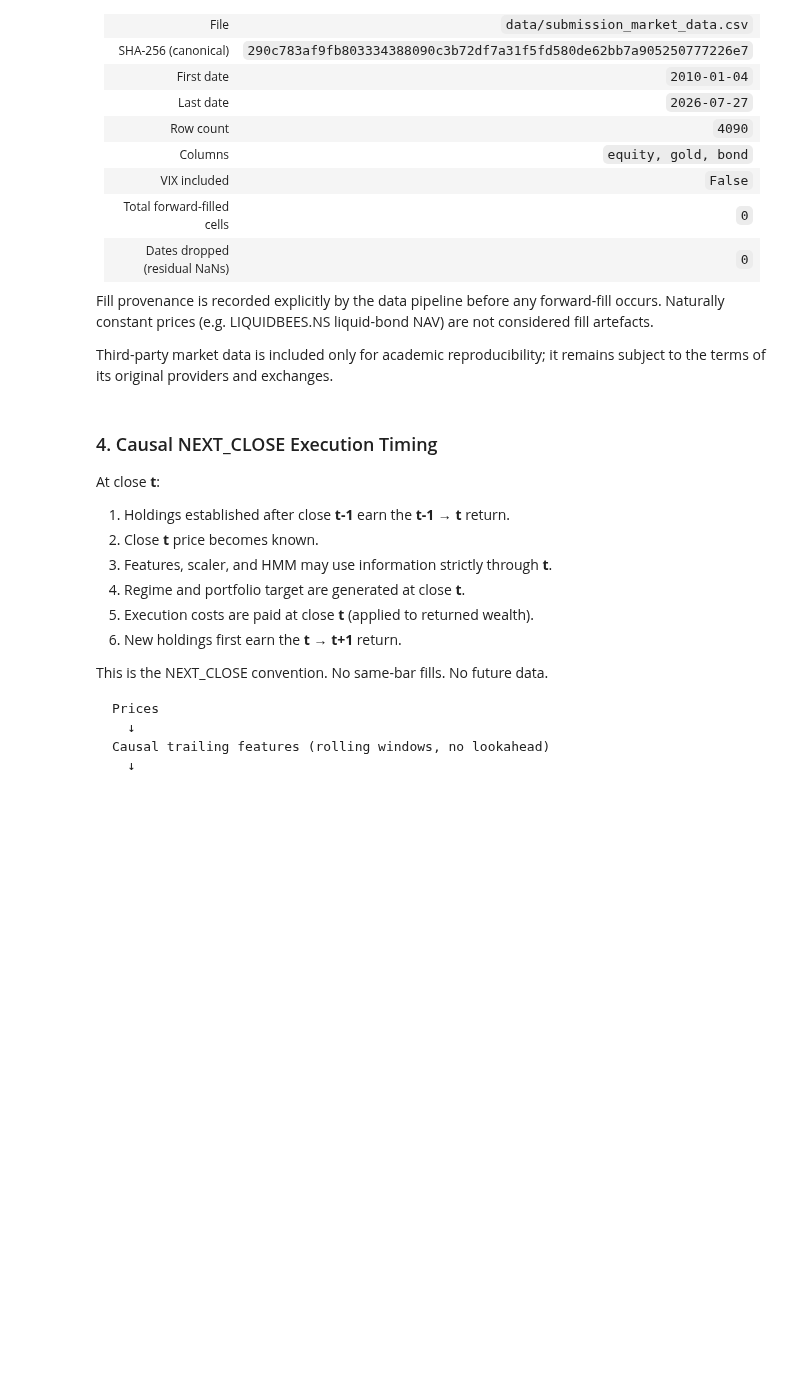
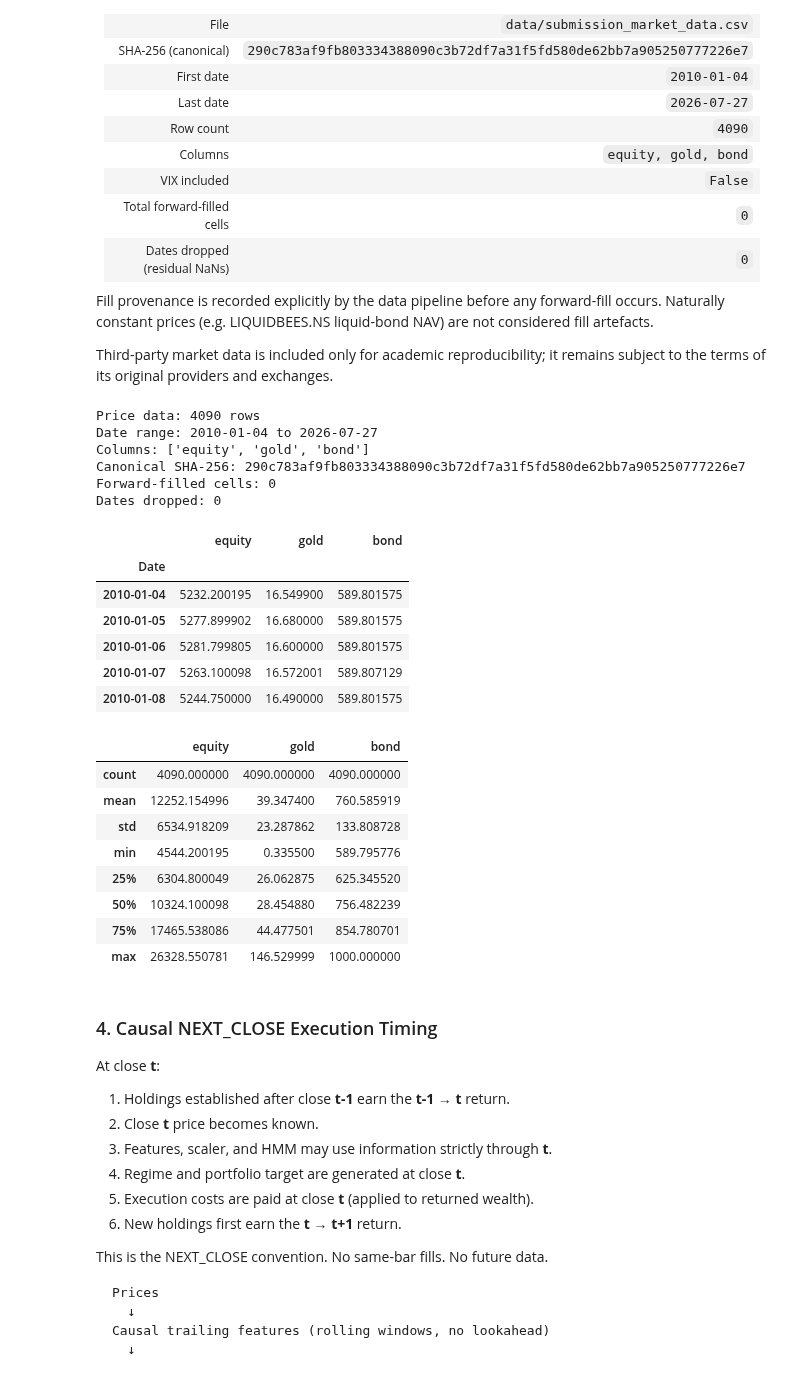
Before and after one commit to tanmay-alpha/RegimeShift, a Jupyter notebook: notebooks/RegimeShift_Submission.ipynb, the cells around one changed output. Cells and saved outputs as stored; diff of their text form; code cells hidden in the pictures; blank space fills up the shorter version.

```diff
--- a/notebooks/RegimeShift_Submission.ipynb
+++ b/notebooks/RegimeShift_Submission.ipynb
@@ -50,33 +50,64 @@ Fill provenance is recorded explicitly by the data pipeline before any forward-f
 Third-party market data is included only for academic reproducibility; it remains subject to the terms of its original providers and exchanges.
 # %%
 from pathlib import Path
-import sys
-sys.path.insert(0, str(Path(".").resolve() / "src"))
+import sys, os
+# Locate repo root — walk up from CWD until we find src/ or pyproject.toml
+_cwd = Path.cwd()
+_repo_root = _cwd
+for _candidate in [_cwd, _cwd.parent, _cwd.parent.parent]:
+    if (_candidate / "src").exists() or (_candidate / "pyproject.toml").exists():
+        _repo_root = _candidate
+        break
+sys.path.insert(0, str(_repo_root / "src"))
+os.chdir(str(_repo_root))  # Ensure data/ and results/ paths resolve correctly
 
 from regime_shift.config import RegimeShiftConfig
 from regime_shift.execution import ExecutionCostModel
 from regime_shift.data import load_market_data_csv
 
 config = RegimeShiftConfig()
 config.execution_cost_model = ExecutionCostModel.scenario("base", config.core_assets)
 
 DATA_PATH = "data/submission_market_data.csv"
 prices = load_market_data_csv(path=DATA_PATH, config=config)
 diag = prices.attrs.get("data_diagnostics", {})
 
 import hashlib
 with open(DATA_PATH, "rb") as _fh:
     _raw = _fh.read().replace(b"\r\n", b"\n")
 canonical_sha256 = hashlib.sha256(_raw).hexdigest()
 
 print(f"Price data: {len(prices)} rows")
 print(f"Date range: {prices.index[0].date()} to {prices.index[-1].date()}")
 print(f"Columns: {list(prices.columns)}")
 print(f"Canonical SHA-256: {canonical_sha256}")
 print(f"Forward-filled cells: {diag.get('ffill_cells_total', 0)}")
 print(f"Dates dropped: {diag.get('dates_dropped', 0)}")
 display(prices.head())
 display(prices.describe())
+# %% [output]
+Price data: 4090 rows
+Date range: 2010-01-04 to 2026-07-27
+Columns: ['equity', 'gold', 'bond']
+Canonical SHA-256: 290c783af9fb803334388090c3b72df7a31f5fd580de62bb7a905250777226e7
+Forward-filled cells: 0
+Dates dropped: 0
+|  | equity | gold | bond |
+| Date |  |  |  |
+| 2010-01-04 | 5232.200195 | 16.549900 | 589.801575 |
+| 2010-01-05 | 5277.899902 | 16.680000 | 589.801575 |
+| 2010-01-06 | 5281.799805 | 16.600000 | 589.801575 |
+| 2010-01-07 | 5263.100098 | 16.572001 | 589.807129 |
+| 2010-01-08 | 5244.750000 | 16.490000 | 589.801575 |
+|  | equity | gold | bond |
+| count | 4090.000000 | 4090.000000 | 4090.000000 |
+| mean | 12252.154996 | 39.347400 | 760.585919 |
+| std | 6534.918209 | 23.287862 | 133.808728 |
+| min | 4544.200195 | 0.335500 | 589.795776 |
+| 25% | 6304.800049 | 26.062875 | 625.345520 |
+| 50% | 10324.100098 | 28.454880 | 756.482239 |
+| 75% | 17465.538086 | 44.477501 | 854.780701 |
+| max | 26328.550781 | 146.529999 | 1000.000000 |
 # %% [markdown]
 ### 4. Causal NEXT_CLOSE Execution Timing
 
```
Also changed, not shown: parts of 7 cells of this notebook, 7 other files.
